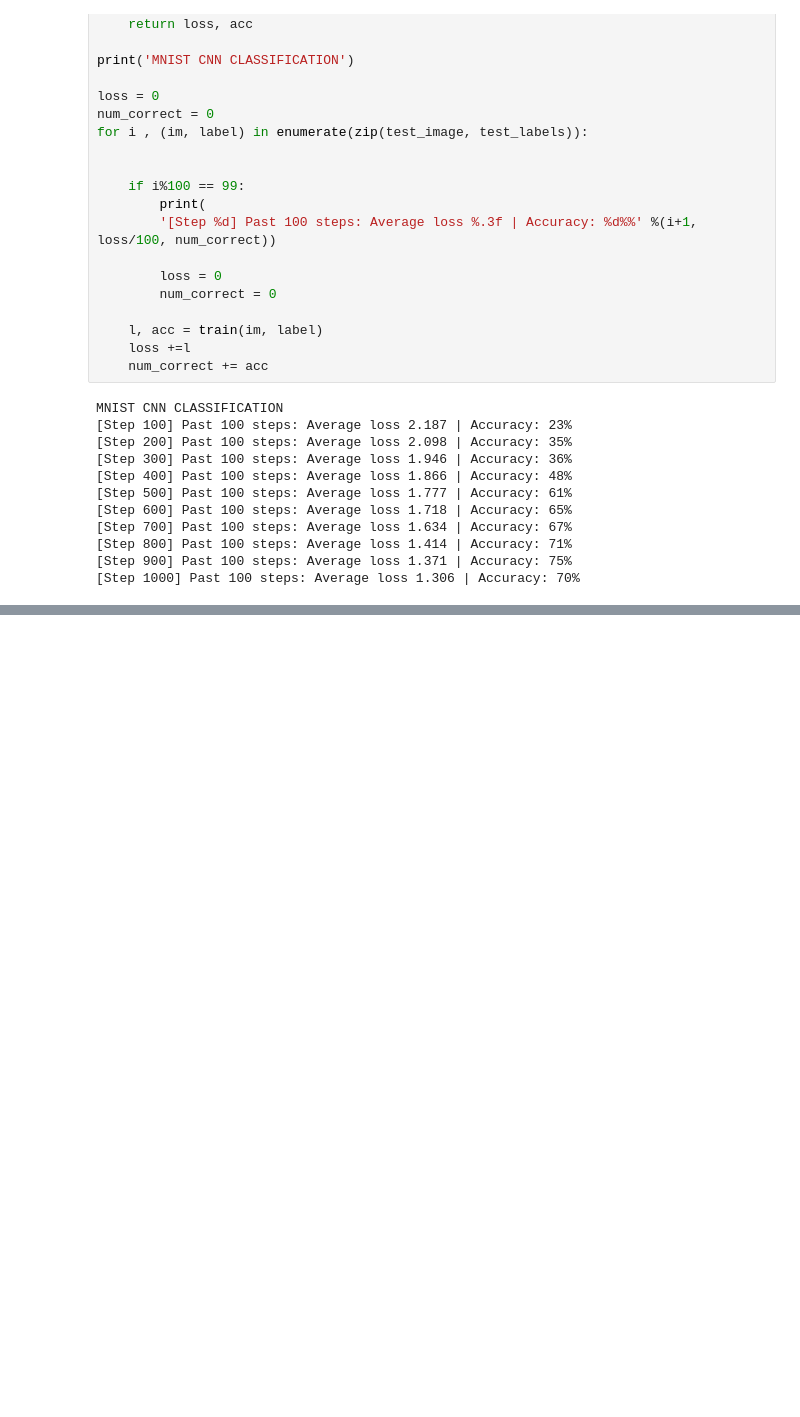
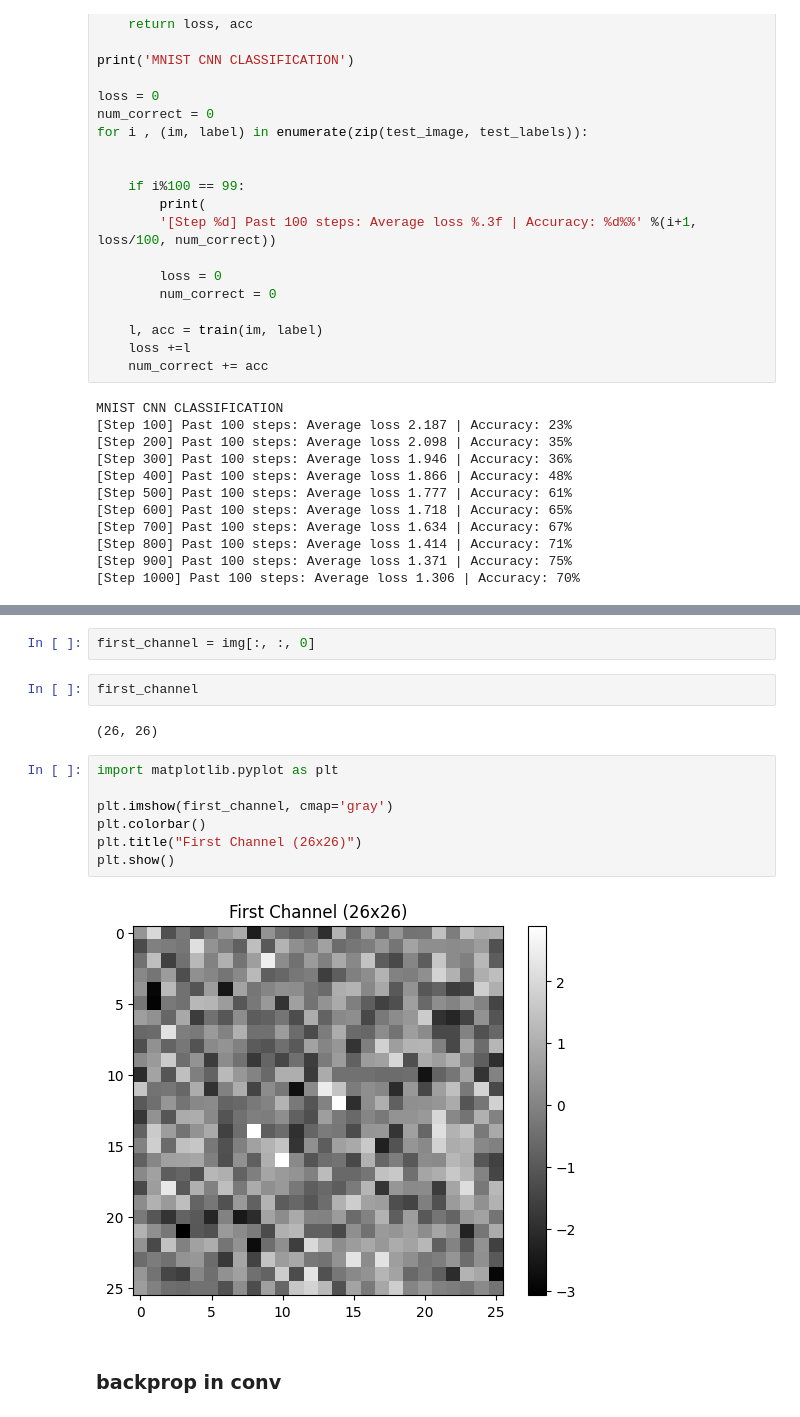
Before and after one commit to anmol52490/From_Scratch, a Jupyter notebook: cnn.ipynb, the cells around one changed output, grey strips where cells are left out. Saved outputs shown, nothing was run; the diff lists cells and outputs as text; blank space fills up the shorter version.

```diff
--- a/cnn.ipynb
+++ b/cnn.ipynb
@@ -258,0 +416,17 @@ MNIST CNN CLASSIFICATION
+# %%
+first_channel = img[:, :, 0]
+# %%
+first_channel
+# %% [output]
+(26, 26)
+# %%
+import matplotlib.pyplot as plt
+
+plt.imshow(first_channel, cmap='gray')
+plt.colorbar()
+plt.title("First Channel (26x26)")
+plt.show()
+# %% [output]
+[figure, added]
+# %% [markdown]
+### backprop in conv
```
Also changed, not shown: parts of 18 cells of this notebook.
